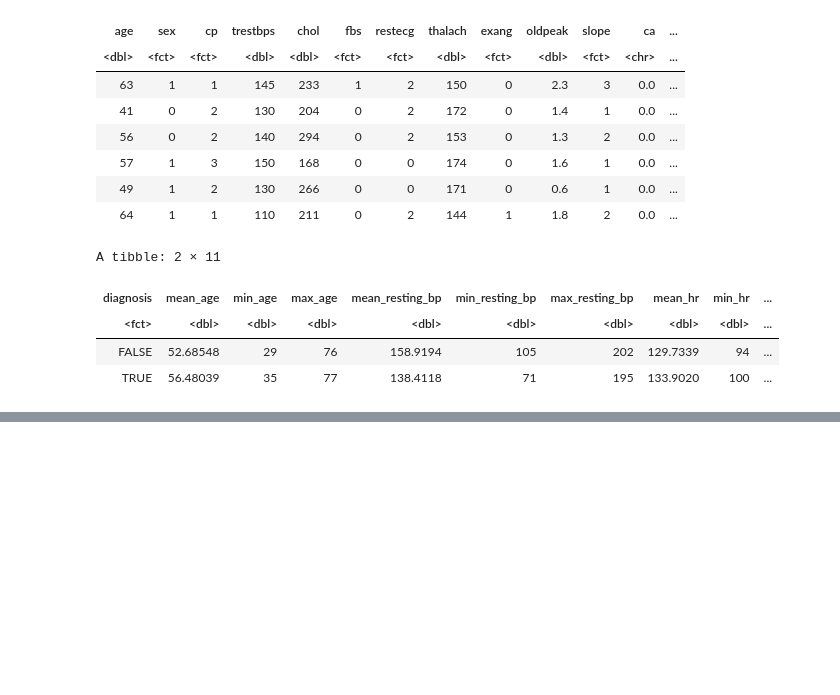
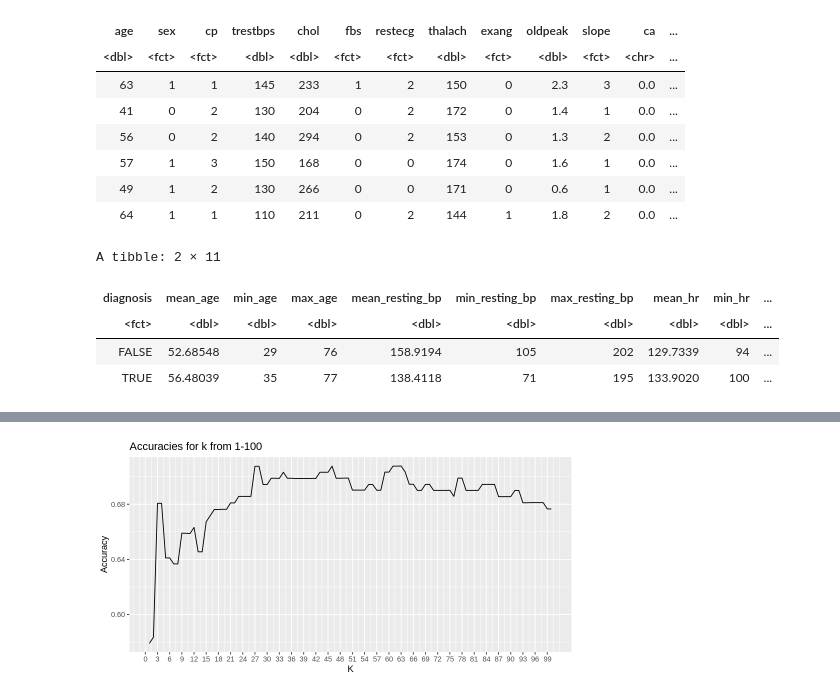
Before and after one commit to gellis03/DSCI-100-project, a Jupyter notebook: group_project.ipynb, the cells around one changed output, grey strips where cells are left out. Cells and saved outputs as stored; diff of their text form; code cells hidden in the pictures; blank space fills up the shorter version.

```diff
--- a/group_project.ipynb
+++ b/group_project.ipynb
@@ -110,0 +121,29 @@ A tibble: 2 × 11
+# %%
+set.seed(1)
+
+#standardizing data
+heart_recipe<- recipe(diagnosis~ trestbps + thalach, data=heart_training) |>
+    step_center(all_predictors()) |>
+    step_scale(all_predictors())
+
+#adding k-engine specifications
+heart_spec<- nearest_neighbor(weight_func= "rectangular", neighbors= tune()) |>
+    set_engine("kknn") |>
+    set_mode("classification")
+
+#creating cross-validation
+heart_vfold<- vfold_cv(heart_training, v=5, strata= diagnosis)
+
+gridvals<- tibble(neighbors= seq(from=1, to=100))
+
+#creating workflow and collecting metrics
+
+knn_fit <- workflow() |>
+                  add_recipe(heart_recipe) |>
+                  add_model(heart_spec) |>
+                  tune_grid(resamples = heart_vfold, grid = gridvals) |>
+                  collect_metrics() |>
+                  filter(.metric == "accuracy") |>
+                  select(neighbors, mean) |>
+                  arrange(desc(mean))
+head(knn_fit)
@@ -110,0 +160,14 @@ A tibble: 2 × 11
+# %%
+#visualizing neighbors
+
+options(repr.plot.width= 8, repr.plot.height= 4)
+k_plot<- ggplot(knn_fit, aes(x=neighbors, y=mean)) +
+    geom_line() +
+    scale_x_continuous(breaks = seq(0, 100, by = 3)) +
+    labs(x= "K", y= "Accuracy") +
+    ggtitle("Accuracies for k from 1-100")
+k_plot
+
+#k=46
+# %% [output]
+[figure, added]
```
Also changed, not shown: parts of 6 cells of this notebook.
